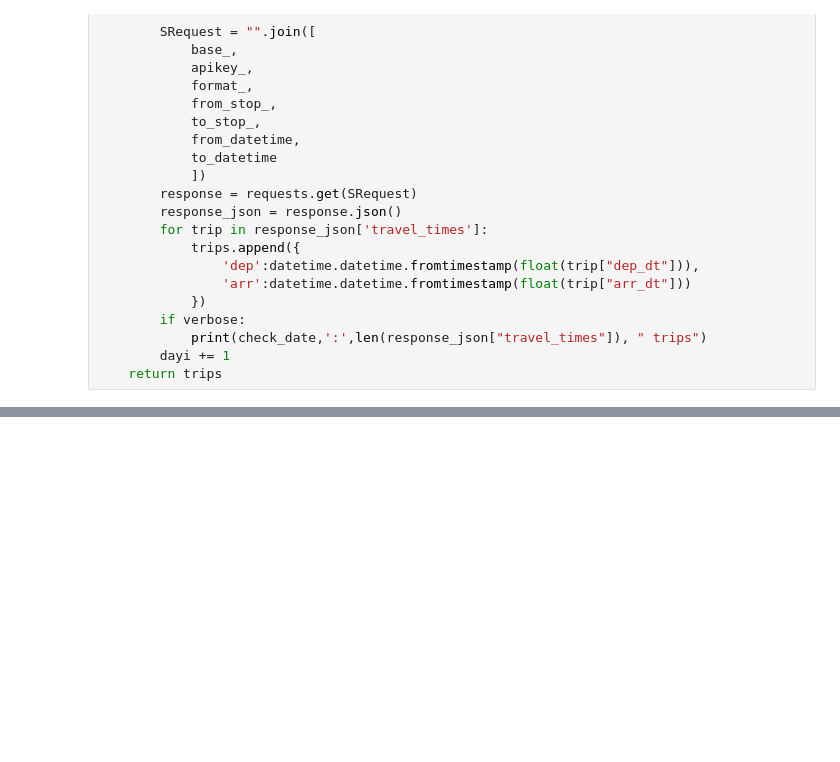
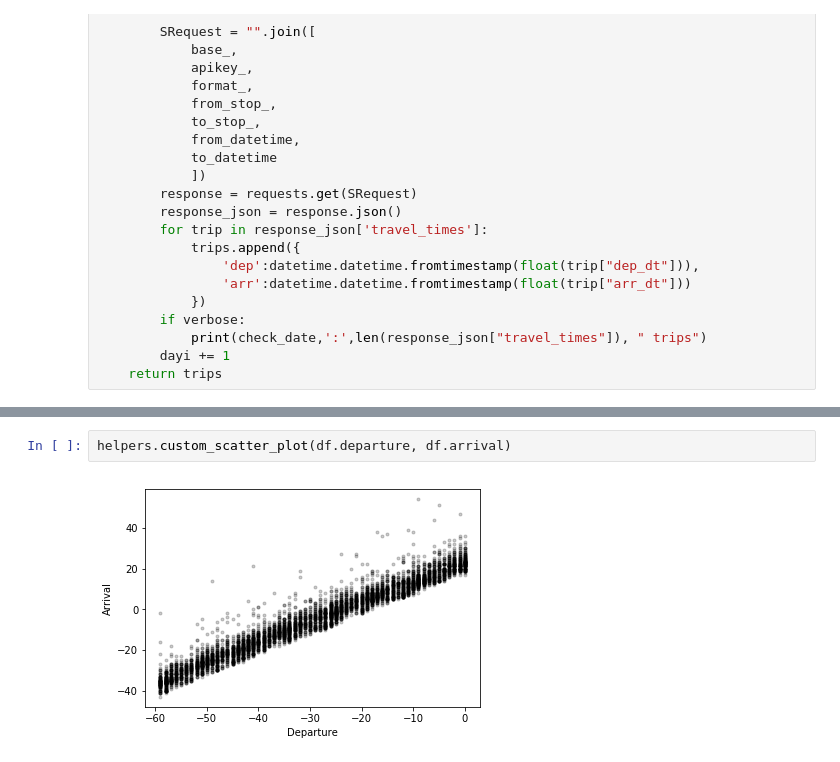
Before and after one commit to amitrajitbose/boston-subway-train-travel-time, a Jupyter notebook: departure_time.ipynb, the cells around one changed output, grey strips where cells are left out. Drawn from its saved outputs; the diff is of its cells as text; blank space fills up the shorter version.

```diff
--- a/departure_time.ipynb
+++ b/departure_time.ipynb
@@ -161,0 +204,4 @@ plot = plot.set(title='Relative - Arrival vs Departure Distribution', ylabel='Re
+# %%
+helpers.custom_scatter_plot(df.departure, df.arrival)
+# %% [output]
+[figure, added]
```
Also changed, not shown: parts of 11 cells of this notebook, 5 other files.
